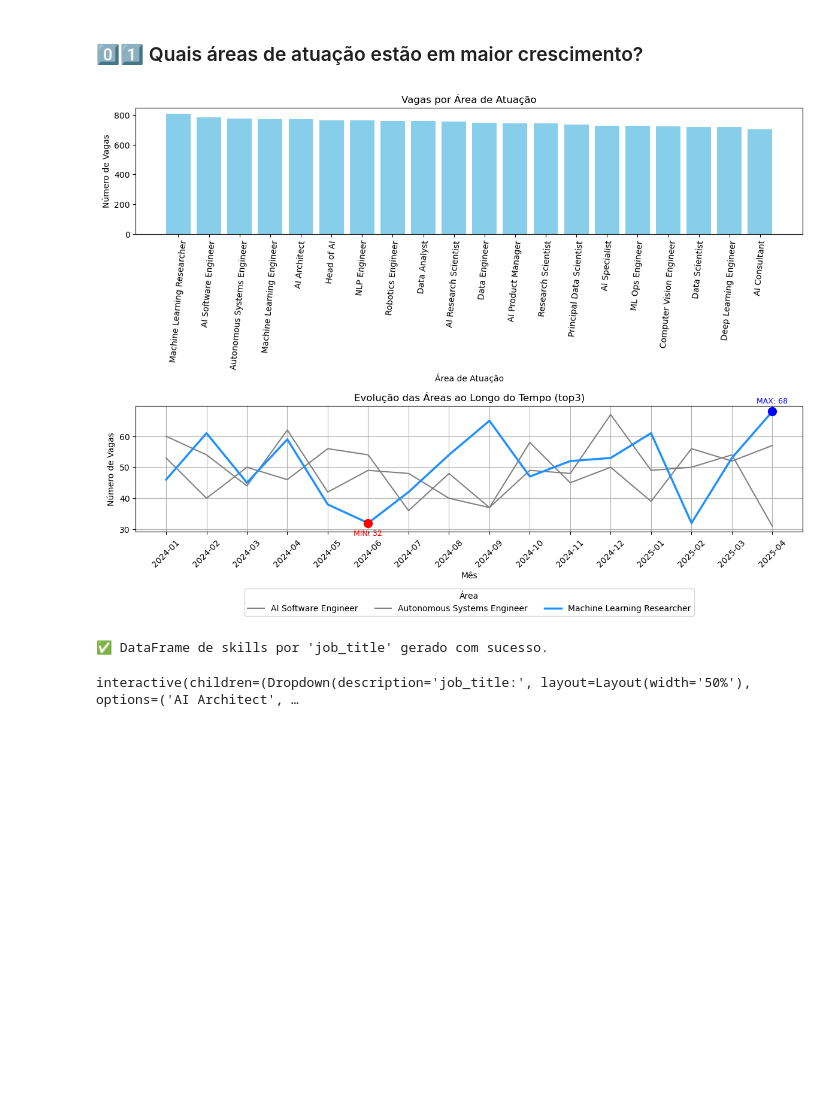
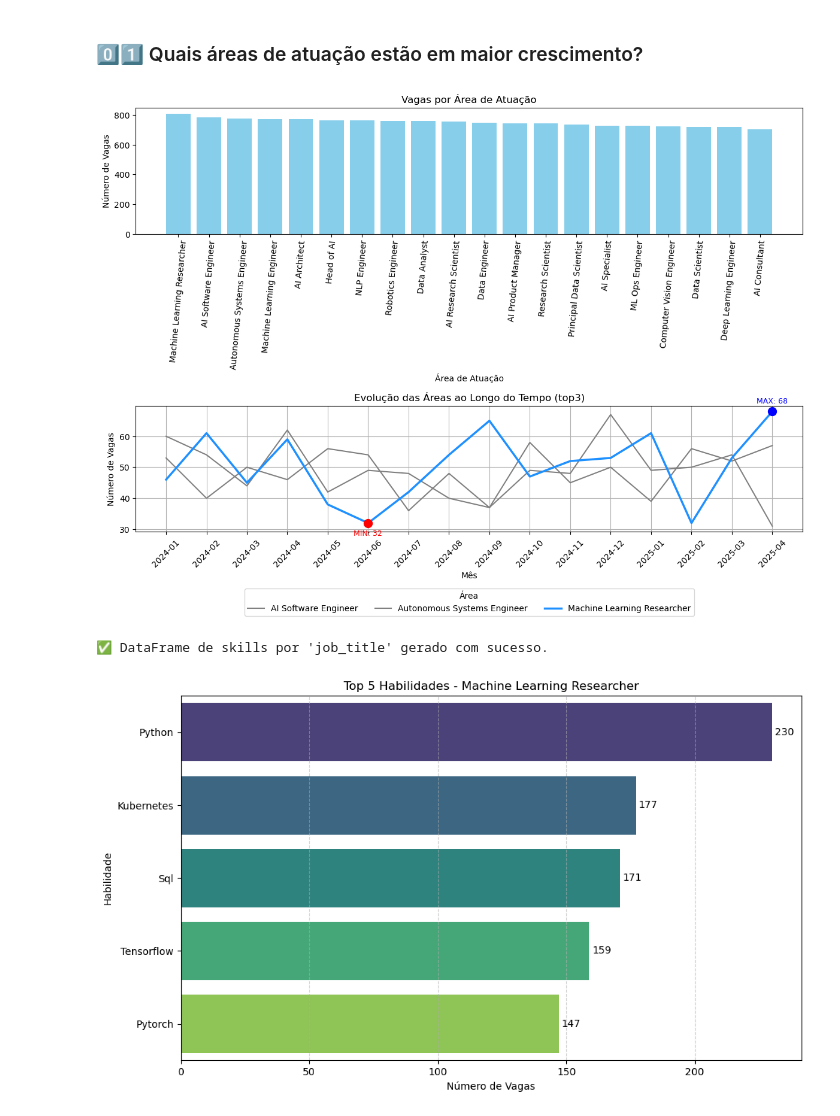
Before and after one commit to Cavalheiro93/mvp-data-analyst-global-ai-market, a Jupyter notebook: Projeto_MVP.ipynb, the cells around one changed output. Saved outputs shown, nothing was run; the diff lists cells and outputs as text; code cells hidden in the pictures; blank space fills up the shorter version.

```diff
--- a/Projeto_MVP.ipynb
+++ b/Projeto_MVP.ipynb
@@ -551,34 +551,34 @@ for area in df_linhas.columns:
     if area == area_destaque:
         axs[1].plot(x, serie_destaque, label=area, color='dodgerblue', linewidth=2.5)
     else:
         axs[1].plot(x, df_linhas[area], label=area, color='gray', linewidth=1.5)
 
 # Destaques no gráfico
 axs[1].scatter(pico_idx, pico_val, color='blue', s=100, zorder=5)
 axs[1].annotate(f'MAX: {pico_val}', (pico_idx, pico_val),
                 textcoords="offset points", xytext=(0,10), ha='center', fontsize=9, color='blue')
 
 axs[1].scatter(vale_idx, vale_val, color='red', s=100, zorder=5)
 axs[1].annotate(f'MIN: {vale_val}', (vale_idx, vale_val),
                 textcoords="offset points", xytext=(0,-15), ha='center', fontsize=9, color='red')
 
 axs[1].set_title('Evolução das Áreas ao Longo do Tempo (top3)')
 axs[1].set_xlabel('Mês')
 axs[1].set_ylabel('Número de Vagas')
 axs[1].tick_params(axis='x', rotation=45)
 axs[1].grid(True)
 axs[1].legend(title='Área', loc='lower center', bbox_to_anchor=(0.5, -0.7), ncol=3)
 
 # Layout final
 plt.tight_layout()
 plt.show()
 
 df_skills_job_title = GeradorSkillsPorCategoria(df, 'job_title')
 df_skills_job_title.gerar()
-df_skills_job_title.plotar_top_habilidades_interativo(top_n=5)
+df_skills_job_title.plotar_top_habilidades_interativo(top_n=5, categoria_especifica="Machine Learning Researcher")
 # %% [output]
 [figure]
 ✅ DataFrame de skills por 'job_title' gerado com sucesso.
-interactive(children=(Dropdown(description='job_title:', layout=Layout(width='50%'), options=('AI Architect', …
+[figure, added]
 # %% [markdown]
 **Conclusão**
```
Also changed, not shown: parts of 9 cells of this notebook.
